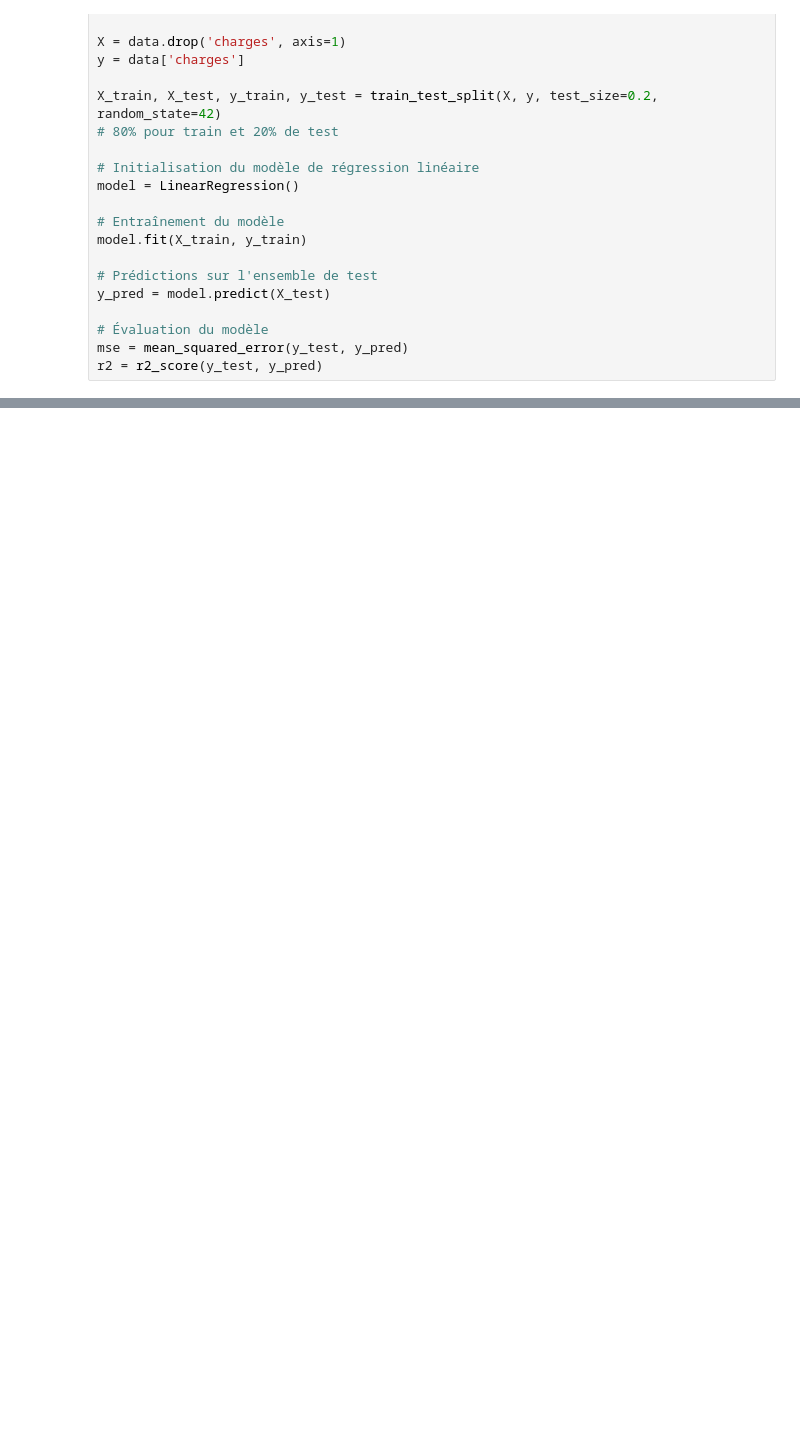
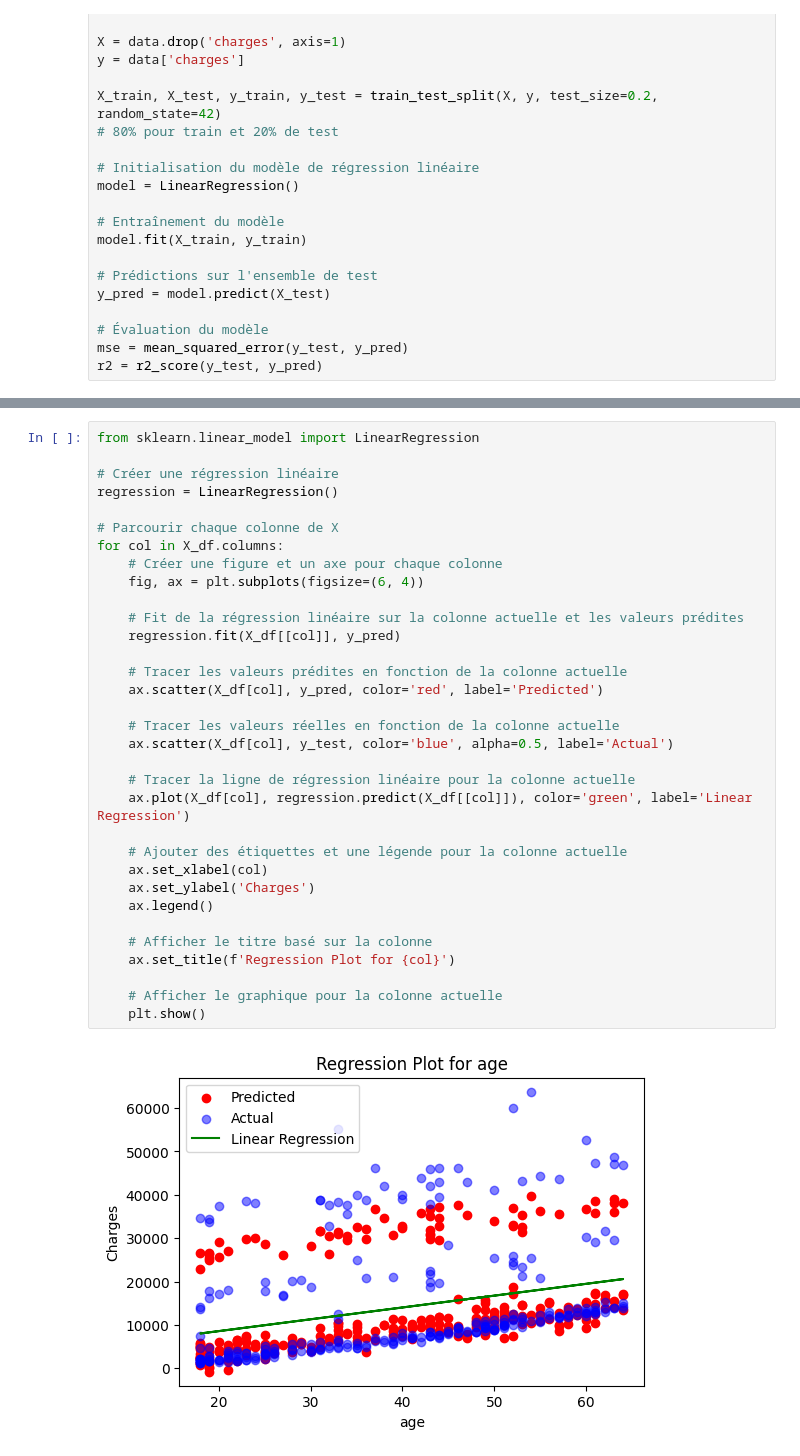
Before and after one commit to AntoineMLD/AssurePeopleUsa, a Jupyter notebook: modelisation.ipynb, the cells around one changed output, grey strips where cells are left out. Drawn from its saved outputs; the diff is of its cells as text; blank space fills up the shorter version.

Commit message:
ajout de graphes pour la modelisation en fonction des resultats de predictions

```diff
--- a/modelisation.ipynb
+++ b/modelisation.ipynb
@@ -120,0 +145,35 @@ NameError: name 'sqrt' is not defined
+# %%
+from sklearn.linear_model import LinearRegression
+
+# Créer une régression linéaire
+regression = LinearRegression()
+
+# Parcourir chaque colonne de X
+for col in X_df.columns:
+    # Créer une figure et un axe pour chaque colonne
+    fig, ax = plt.subplots(figsize=(6, 4))
+
+    # Fit de la régression linéaire sur la colonne actuelle et les valeurs prédites
+    regression.fit(X_df[[col]], y_pred)
+
+    # Tracer les valeurs prédites en fonction de la colonne actuelle
+    ax.scatter(X_df[col], y_pred, color='red', label='Predicted')
+
+    # Tracer les valeurs réelles en fonction de la colonne actuelle
+    ax.scatter(X_df[col], y_test, color='blue', alpha=0.5, label='Actual')
+
+    # Tracer la ligne de régression linéaire pour la colonne actuelle
+    ax.plot(X_df[col], regression.predict(X_df[[col]]), color='green', label='Linear Regression')
+
+    # Ajouter des étiquettes et une légende pour la colonne actuelle
+    ax.set_xlabel(col)
+    ax.set_ylabel('Charges')
+    ax.legend()
+
+    # Afficher le titre basé sur la colonne
+    ax.set_title(f'Regression Plot for {col}')
+
+    # Afficher le graphique pour la colonne actuelle
+    plt.show()
+# %% [output]
+[figure, added]
```
Also changed, not shown: parts of 2 cells of this notebook.
